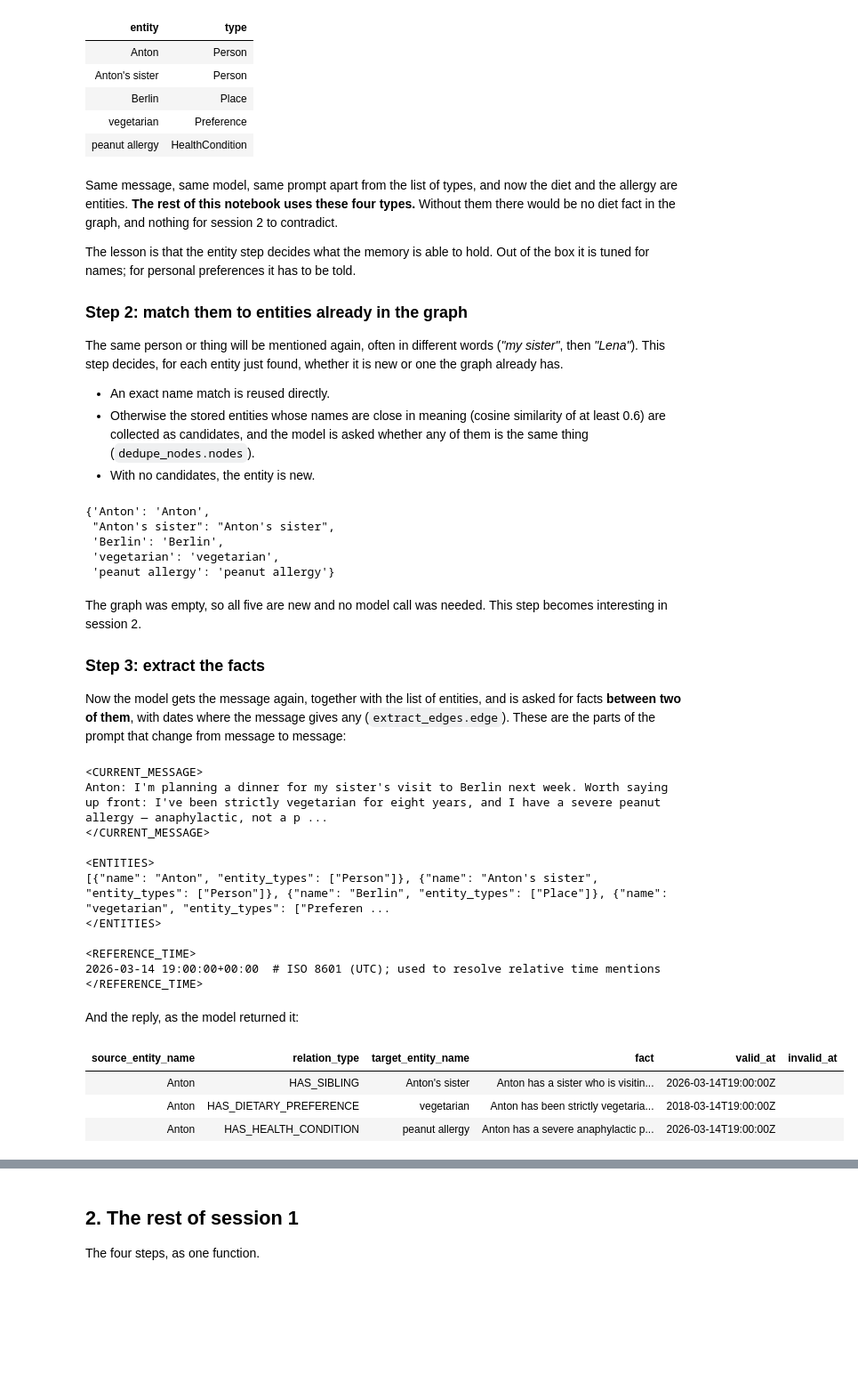
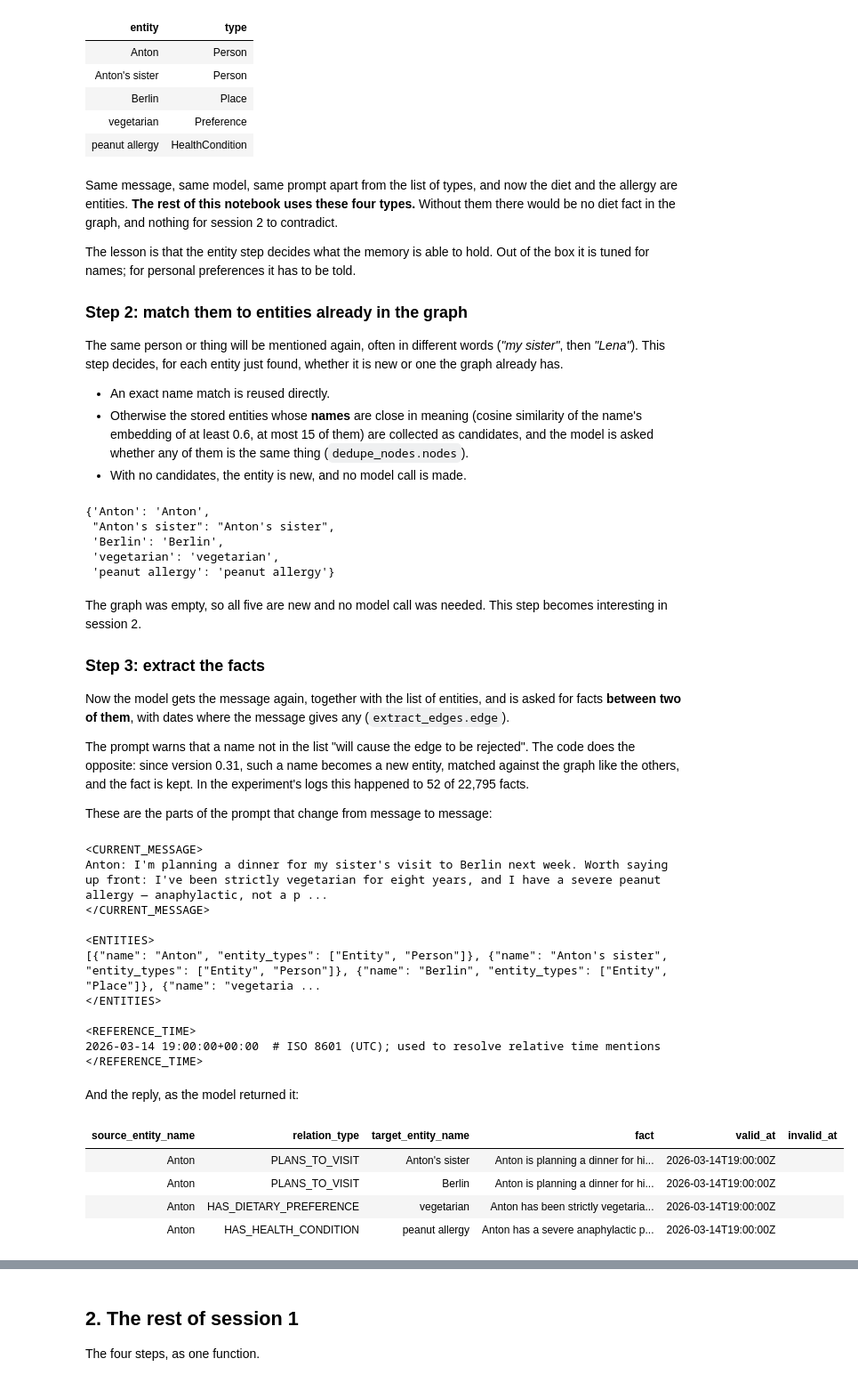
Before and after one commit to anton-dergunov/agent-memory-eval, a Jupyter notebook: notebooks/03-zep-graphiti.ipynb, the cells around one changed output, grey strips where cells are left out. Shown at 89% size. Saved outputs shown, nothing was run; the diff lists cells and outputs as text; code cells hidden in the pictures; blank space fills up the shorter version.

```diff
--- a/notebooks/03-zep-graphiti.ipynb
+++ b/notebooks/03-zep-graphiti.ipynb
@@ -437,8 +454,9 @@ The same person or thing will be mentioned again, often in different words
 whether it is new or one the graph already has.
 
 - An exact name match is reused directly.
-- Otherwise the stored entities whose names are close in meaning (cosine
-  similarity of at least 0.6) are collected as candidates, and the model is
-  asked whether any of them is the same thing (`dedupe_nodes.nodes`).
-- With no candidates, the entity is new.
+- Otherwise the stored entities whose **names** are close in meaning (cosine
+  similarity of the name's embedding of at least 0.6, at most 15 of them) are
+  collected as candidates, and the model is asked whether any of them is the
+  same thing (`dedupe_nodes.nodes`).
+- With no candidates, the entity is new, and no model call is made.
 # %%
@@ -496,30 +515,45 @@ step becomes interesting in session 2.
 
 Now the model gets the message again, together with the list of entities, and
 is asked for facts **between two of them**, with dates where the message gives
-any (`extract_edges.edge`). These are the parts of the prompt that change from
-message to message:
+any (`extract_edges.edge`).
+
+The prompt warns that a name not in the list "will cause the edge to be
+rejected". The code does the opposite: since version 0.31, such a name
+becomes a new entity, matched against the graph like the others, and the
+fact is kept. In the experiment's logs this happened to 52 of 22,795 facts.
+
+These are the parts of the prompt that change from message to message:
 # %%
-def extract_facts(graph, message, found, same_as):
+def extract_facts(graph, message, found, same_as, entity_types=None):
     reply = llm("3. extract facts", extract_edges.edge({
         "episode_content": message["content"],
-        "nodes": [{"name": e.name, "entity_types": [e.kind]} for e in found],
+        "nodes": [{"name": e.name, "entity_types": type_labels(e)} for e in found],
         "previous_episodes": previous_messages(graph),
         "reference_time": message["time"],
         "edge_types": [],
         "custom_extraction_instructions": "",
     }), extract_edges.ExtractedEdges)
 
+    # The prompt says a name outside ENTITIES gets the fact rejected. The code does the
+    # opposite: such a name becomes a new entity, matched against the graph like any other.
+    used = [n.strip() for item in reply["edges"]
+            for n in (item["source_entity_name"], item["target_entity_name"]) if n.strip()]
+    added = [Entity(name) for name in dict.fromkeys(used) if name not in same_as]
+    if added:
+        same_as.update(match_entities(graph, message, added, entity_types))
+
     facts = []
     for item in reply["edges"]:
-        source = same_as.get(item["source_entity_name"])
-        target = same_as.get(item["target_entity_name"])
-        if not source or not target or source == target:
-            continue                              # both ends must be known, distinct entities
+        source = same_as.get(item["source_entity_name"].strip())
+        target = same_as.get(item["target_entity_name"].strip())
+        if not source or not target or source == target or not item["fact"].strip():
+            continue                              # two distinct entities and a sentence
+        valid_at, invalid_at = normalize_future_temporal_bounds(   # a plan is dated by when it was said
+            item["fact"], message["time"], parse_date(item.get("valid_at")), parse_date(item.get("invalid_at")))
         facts.append(Fact(source, target, item["relation_type"], item["fact"],
-                          valid_at=parse_date(item.get("valid_at")),
-                          invalid_at=parse_date(item.get("invalid_at")),
+                          valid_at=valid_at, invalid_at=invalid_at,
                           created_at=message["time"], said_in=message["label"]))
-    return facts
+    return facts, [e for e in added if same_as[e.name] == e.name]
 
 
 def parse_date(text):
@@ -532,9 +566,9 @@ def parse_date(text):
     return moment if moment.tzinfo else moment.replace(tzinfo=timezone.utc)
 
 
-new_facts = extract_facts(graph, first, found, same_as)
+new_facts, added = extract_facts(graph, first, found, same_as, ENTITY_TYPES)
 
-prompt = CALLS[-1]["prompt"]
+prompt = next(c["prompt"] for c in reversed(CALLS) if c["step"].startswith("3."))
 print(prompt[prompt.index("<CURRENT_MESSAGE>"):prompt.index("# TASK")].strip())
 # %% [output]
 <CURRENT_MESSAGE>
@@ -542,7 +576,7 @@ Anton: I'm planning a dinner for my sister's visit to Berlin next week. Worth sa
 </CURRENT_MESSAGE>
 
 <ENTITIES>
-[{"name": "Anton", "entity_types": ["Person"]}, {"name": "Anton's sister", "entity_types": ["Person"]}, {"name": "Berlin", "entity_types": ["Place"]}, {"name": "vegetarian", "entity_types": ["Preferen ...
+[{"name": "Anton", "entity_types": ["Entity", "Person"]}, {"name": "Anton's sister", "entity_types": ["Entity", "Person"]}, {"name": "Berlin", "entity_types": ["Entity", "Place"]}, {"name": "vegetaria ...
 </ENTITIES>
 
 <REFERENCE_TIME>
@@ -551,12 +585,14 @@ Anton: I'm planning a dinner for my sister's visit to Berlin next week. Worth sa
 # %% [markdown]
 And the reply, as the model returned it:
 # %%
-table(pd.DataFrame(CALLS[-1]["reply"]["edges"]).reindex(
+fact_call = next(c for c in reversed(CALLS) if c["step"].startswith("3."))
+table(pd.DataFrame(fact_call["reply"]["edges"]).reindex(
     columns=["source_entity_name", "relation_type", "target_entity_name", "fact", "valid_at", "invalid_at"]
-).fillna(""))
+).astype(object).fillna(""))
 # %% [output]
 | source_entity_name | relation_type | target_entity_name | fact | valid_at | invalid_at |
-| Anton | HAS_SIBLING | Anton's sister | Anton has a sister who is visitin... | 2026-03-14T19:00:00Z |  |
-| Anton | HAS_DIETARY_PREFERENCE | vegetarian | Anton has been strictly vegetaria... | 2018-03-14T19:00:00Z |  |
+| Anton | PLANS_TO_VISIT | Anton's sister | Anton is planning a dinner for hi... | 2026-03-14T19:00:00Z |  |
+| Anton | PLANS_TO_VISIT | Berlin | Anton is planning a dinner for hi... | 2026-03-14T19:00:00Z |  |
+| Anton | HAS_DIETARY_PREFERENCE | vegetarian | Anton has been strictly vegetaria... | 2026-03-14T19:00:00Z |  |
 | Anton | HAS_HEALTH_CONDITION | peanut allergy | Anton has a severe anaphylactic p... | 2026-03-14T19:00:00Z |  |
 # %% [markdown]
```
Also changed, not shown: parts of 41 cells of this notebook, 9 other files.
